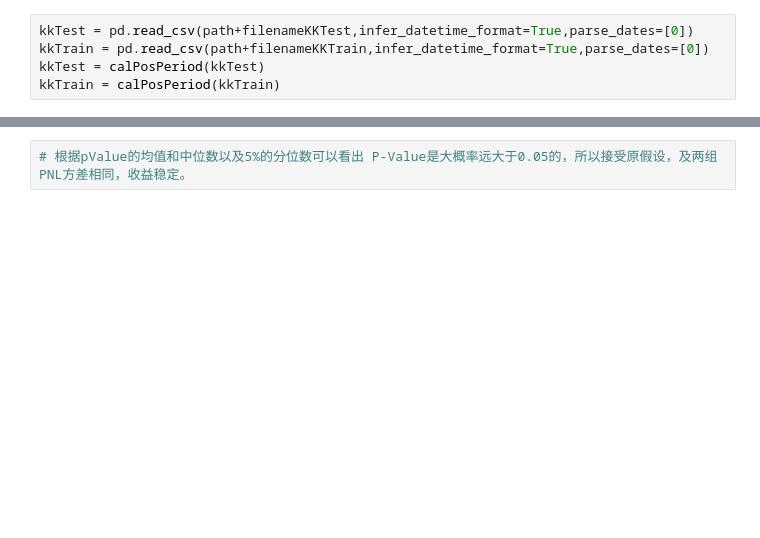
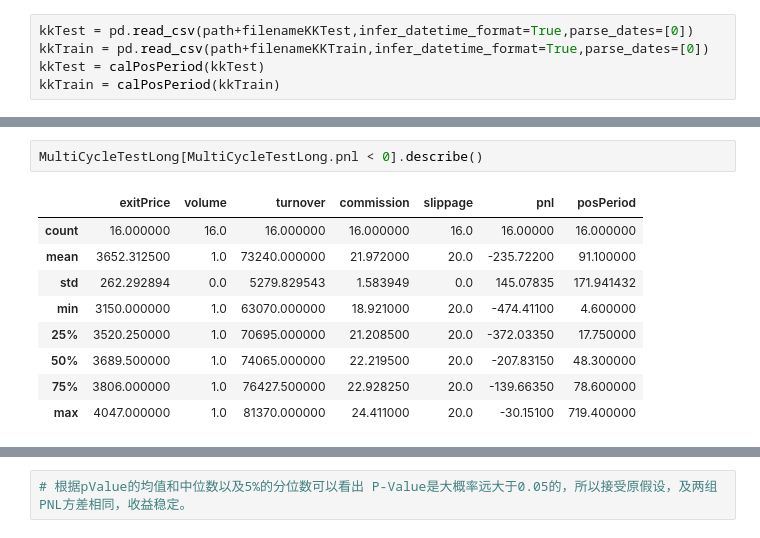
Before and after one commit to kamiseko/for-vnpy, a Jupyter notebook: CTA_Strategy_Output_Ananlysis.ipynb, the cells around one changed output, grey strips where cells are left out. Saved outputs shown, nothing was run; the diff lists cells and outputs as text; blank space fills up the shorter version.

```diff
--- a/CTA_Strategy_Output_Ananlysis.ipynb
+++ b/CTA_Strategy_Output_Ananlysis.ipynb
@@ -108,0 +141,12 @@ kkTrain .describe()
+# %%
+MultiCycleTestLong[MultiCycleTestLong.pnl < 0].describe()
+# %% [output]
+|  | exitPrice | volume | turnover | commission | slippage | pnl | posPeriod |
+| count | 16.000000 | 16.0 | 16.000000 | 16.000000 | 16.0 | 16.00000 | 16.000000 |
+| mean | 3652.312500 | 1.0 | 73240.000000 | 21.972000 | 20.0 | -235.72200 | 91.100000 |
+| std | 262.292894 | 0.0 | 5279.829543 | 1.583949 | 0.0 | 145.07835 | 171.941432 |
+| min | 3150.000000 | 1.0 | 63070.000000 | 18.921000 | 20.0 | -474.41100 | 4.600000 |
+| 25% | 3520.250000 | 1.0 | 70695.000000 | 21.208500 | 20.0 | -372.03350 | 17.750000 |
+| 50% | 3689.500000 | 1.0 | 74065.000000 | 22.219500 | 20.0 | -207.83150 | 48.300000 |
+| 75% | 3806.000000 | 1.0 | 76427.500000 | 22.928250 | 20.0 | -139.66350 | 78.600000 |
+| max | 4047.000000 | 1.0 | 81370.000000 | 24.411000 | 20.0 | -30.15100 | 719.400000 |
```
Also changed, not shown: parts of 27 cells of this notebook.
